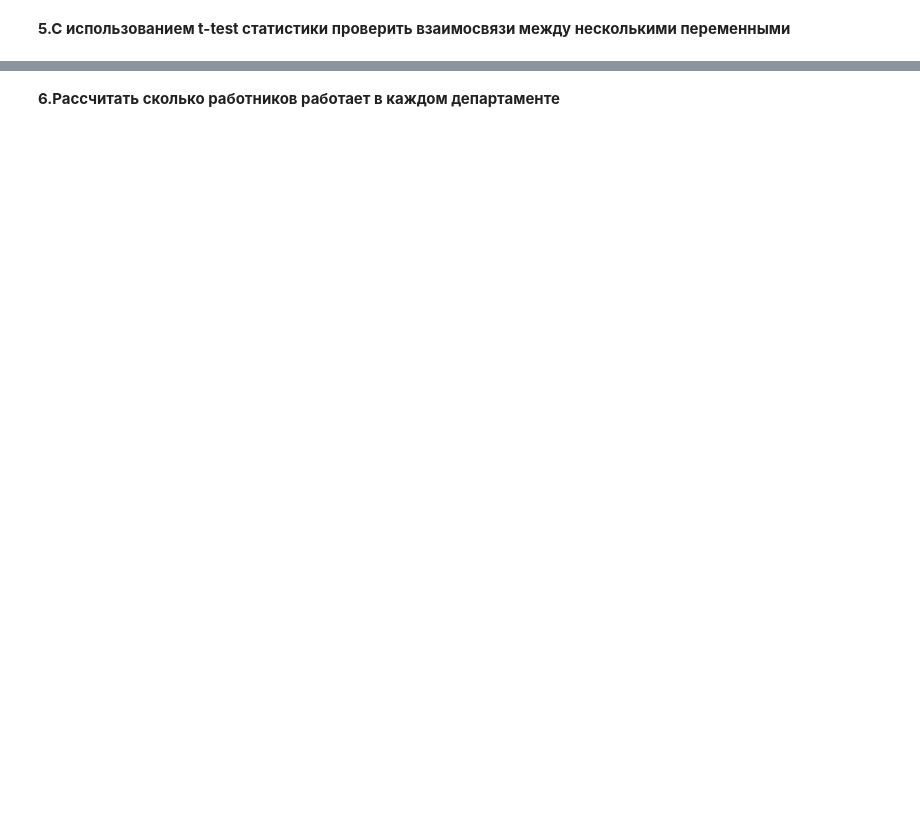
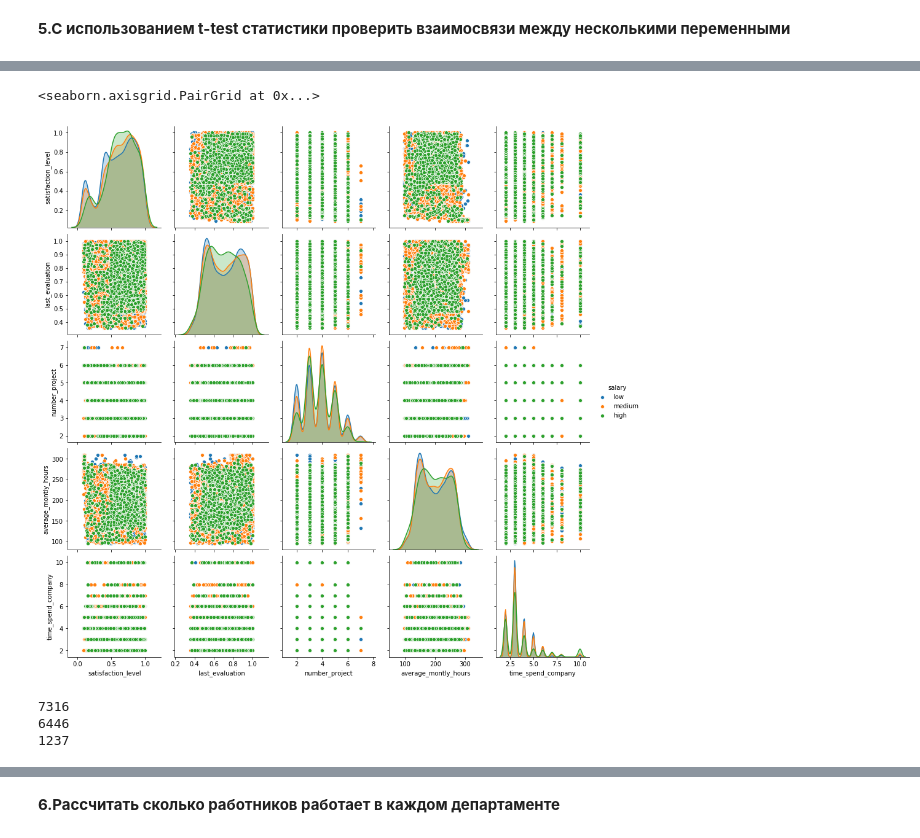
Before and after one commit to DmitryTrufanov/pyda-10-diplom, a Jupyter notebook: Diplom_Python.ipynb, the cells around one changed output, grey strips where cells are left out. Saved outputs shown, nothing was run; the diff lists cells and outputs as text; code cells hidden in the pictures; blank space fills up the shorter version.

```diff
--- a/Diplom_Python.ipynb
+++ b/Diplom_Python.ipynb
@@ -89,2 +70,11 @@ sns.pairplot(df)
 # %% [markdown]
 **5.С использованием t-test статистики проверить взаимосвязи между несколькими переменными**
+# %%
+def class_left(param):
+    if param == 0:
+        return "no"
+    elif param == 1:
+        return "yes"
+# %%
+df['class_left'] = df['left'].apply(class_left)
+df.head()
@@ -90,0 +88,5 @@ sns.pairplot(df)
+# %%
+sns.pairplot(data=df,vars=['satisfaction_level', 'last_evaluation', 'number_project', 'average_montly_hours', 'time_spend_company'], hue='salary')
+# %% [output]
+<seaborn.axisgrid.PairGrid at 0x...>
+[figure, added]
@@ -90,0 +95,8 @@ sns.pairplot(df)
+# %%
+print(len(df[df['salary'] == 'low']))
+print(len(df[df['salary'] == 'medium']))
+print(len(df[df['salary'] == 'high']))
+# %% [output]
+7316
+6446
+1237
```
Also changed, not shown: parts of 15 cells of this notebook.
